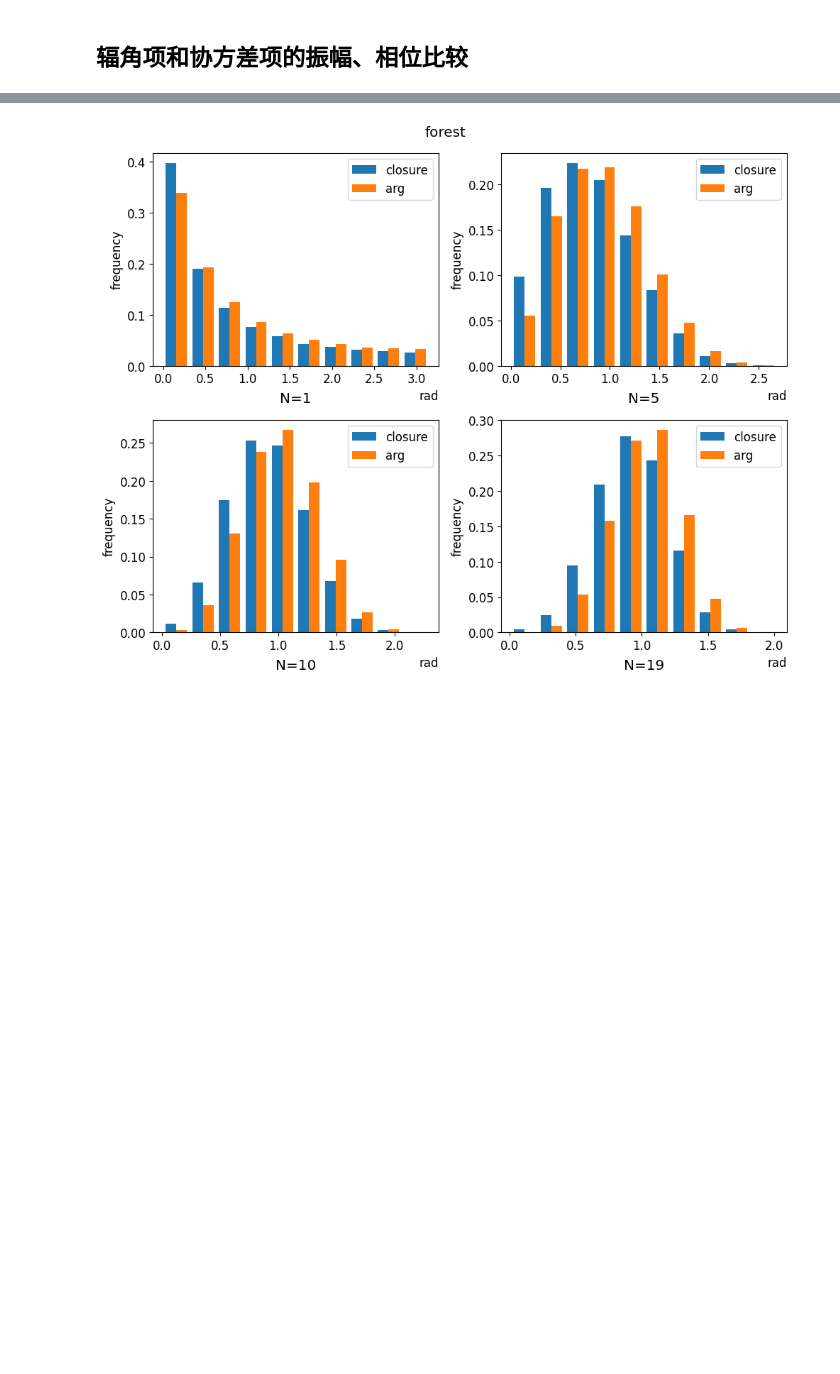
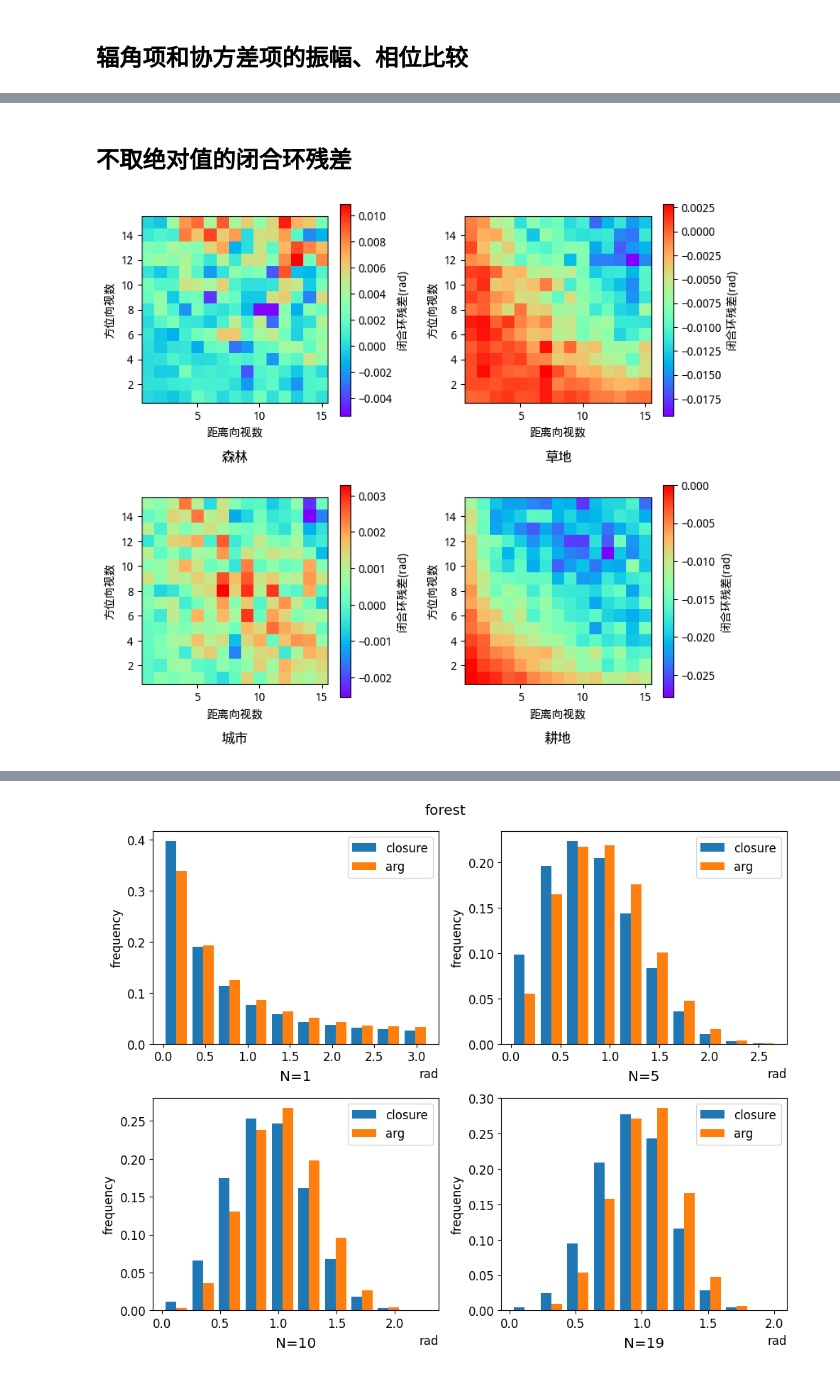
Before and after one commit to SakuraLaurel/Closure, a Jupyter notebook: closure.ipynb, the cells around one changed output, grey strips where cells are left out. Drawn from its saved outputs; the diff is of its cells as text; code cells hidden in the pictures; blank space fills up the shorter version.

```diff
--- a/closure.ipynb
+++ b/closure.ipynb
@@ -154,0 +197,24 @@ plt.show()
+# %% [markdown]
+## 不取绝对值的闭合环残差
+# %%
+def display_closure_looks_without_abs(data):
+    plt.rcParams['font.size'] = 10
+    fig, axes = plt.subplots(2, 2, figsize=(8, 7))
+    img = None
+    for i, j, k in zip(data, axes.ravel(), lcs.values()):
+        img = imshow_closure_looks(i, j, k)
+        fig.colorbar(img).set_label("闭合环残差(rad)")
+    plt.tight_layout()
+    plt.show()
+
+data = compare_closure_looks(closure_abs=False)
+
+# from pickle import dump, load
+# with open("closure_without_abs.pkl", "wb") as f:
+#     dump(data, f)
+# with open("closure_without_abs.pkl", "rb") as f:
+#     data = load(f)
+
+display_closure_looks_without_abs(data)
+# %% [output]
+[figure, added]
```
Also changed, not shown: parts of 9 cells of this notebook.
